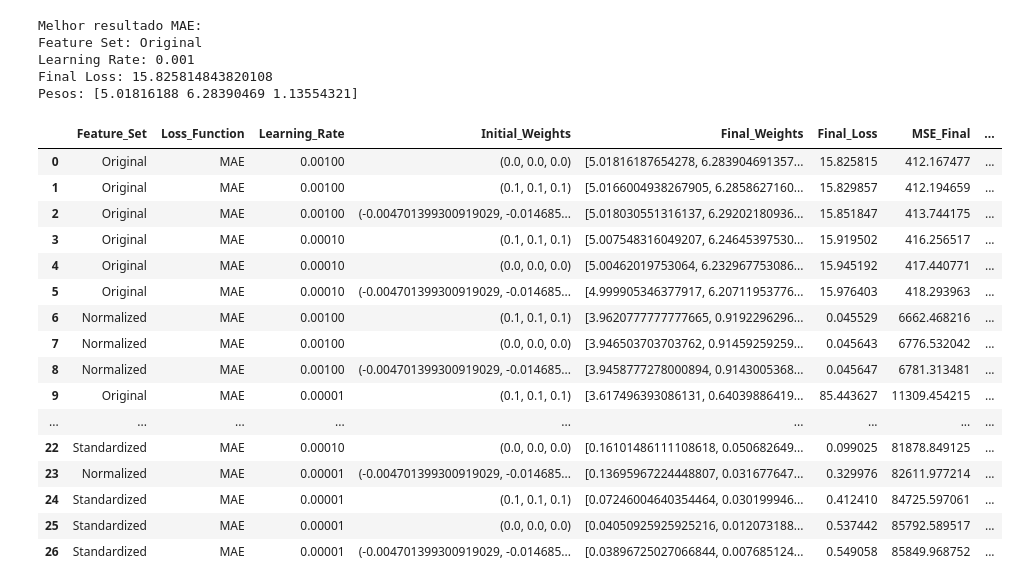
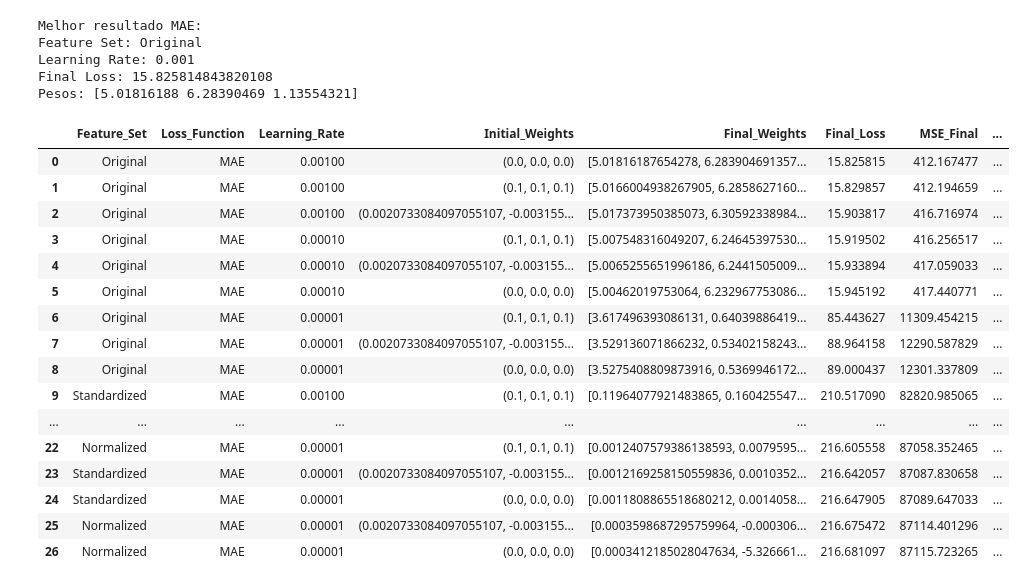
Before and after one commit to matheusssilva991/rna_tarefas_mestrado, a Jupyter notebook: src/tarefa2.ipynb, the cells around one changed output. Drawn from its saved outputs; the diff is of its cells as text; code cells hidden in the pictures.

```diff
--- a/src/tarefa2.ipynb
+++ b/src/tarefa2.ipynb
@@ -164,17 +156,21 @@ tolerance = 1e-6
 # %%
 dict_results = {}
 
-for feature_set, feature_name, target_data in zip(features_list, features_names, targets_list):
+for feature_set, feature_name in zip(features_list, features_names):
     x_data = feature_set['x'].values
     y_data = feature_set['y'].values
-    z_data = target_data
+    z_data = y.values
 
     x_data_orig = features['x'].values
     y_data_orig = features['y'].values
-    z_data_orig = y
 
     for loss_fn_name, loss_fn_maker in zip(loss_fn_names, loss_fn_makers):
-        loss_function, grad_loss_function = loss_fn_maker(x_data, y_data, z_data)
+        loss_function, grad_loss_function = None, None
+
+        if feature_name == 'Original':
+            loss_function, grad_loss_function = loss_fn_maker(x_data ** 3, y_data ** 2, z_data)
+        else:
+            loss_function, grad_loss_function = loss_fn_maker(x_data, y_data, z_data)
 
         for lr in learning_rates:
             for initial_w in initial_weights:
@@ -194,15 +190,15 @@ for feature_set, feature_name, target_data in zip(features_list, features_names,
                     continue
 
                 if feature_name == 'Standardized':
-                    weights[-1] = std_scaler_x.desnormalize_weights(weights[-1])
+                    weights[-1] = standard_scaler.desnormalize_weights(weights[-1])
                 elif feature_name == 'Normalized':
-                    weights[-1] = minmax_scaler_x.desnormalize_weights(weights[-1])
+                    weights[-1] = min_max_scaler.desnormalize_weights(weights[-1])
 
                 function_aprox = make_function(weights[-1])
 
-                mse_final = np.mean((z_data_orig - function_aprox(x_data_orig, y_data_orig)) ** 2)
+                mse_final = np.mean((z_data - function_aprox(x_data_orig, y_data_orig)) ** 2)
                 rmse_final = np.sqrt(mse_final)
-                mae_final = np.mean(np.abs(z_data_orig - function_aprox(x_data_orig, y_data_orig)))
+                mae_final = np.mean(np.abs(z_data - function_aprox(x_data_orig, y_data_orig)))
 
                 key = (feature_name, loss_fn_name, lr, tuple(initial_w))
                 dict_results[key] = {
@@ -240,7 +236,7 @@ df_result_to_save['Final_Weights'] = df_result_to_save['Final_Weights'].apply(la
 
 df_result_to_save.to_excel('../output/tarefa2_results.xlsx', index=False, float_format="%.6g")
 
-df_result.sort_values(by='MAE_Final').groupby('Loss_Function').head(3).reset_index(drop=True)
+df_result.sort_values(by='Final_Loss').groupby('Loss_Function').head(4).reset_index(drop=True)
 # %% [output]
 overflow encountered in reduce
 
@@ -346,23 +342,23 @@ Learning Rate: 0.001
 Final Loss: 15.825814843820108
 Pesos: [5.01816188 6.28390469 1.13554321]
 # %%
-df_result_mae = df_result[df_result['Loss_Function'] == 'MAE'].sort_values(by='MAE_Final').reset_index(drop=True)
+df_result_mae = df_result[df_result['Loss_Function'] == 'MAE'].sort_values(by='Final_Loss').reset_index(drop=True)
 df_result_mae
 # %% [output]
 |  | Feature_Set | Loss_Function | Learning_Rate | Initial_Weights | Final_Weights | Final_Loss | MSE_Final | ... |
 | 0 | Original | MAE | 0.00100 | (0.0, 0.0, 0.0) | [5.01816187654278, 6.283904691357... | 15.825815 | 412.167477 | ... |
 | 1 | Original | MAE | 0.00100 | (0.1, 0.1, 0.1) | [5.0166004938267905, 6.2858627160... | 15.829857 | 412.194659 | ... |
-| 2 | Original | MAE | 0.00100 | (-0.004701399300919029, -0.014685... | [5.018030551316137, 6.29202180936... | 15.851847 | 413.744175 | ... |
+| 2 | Original | MAE | 0.00100 | (0.0020733084097055107, -0.003155... | [5.017373950385073, 6.30592338984... | 15.903817 | 416.716974 | ... |
 | 3 | Original | MAE | 0.00010 | (0.1, 0.1, 0.1) | [5.007548316049207, 6.24645397530... | 15.919502 | 416.256517 | ... |
-| 4 | Original | MAE | 0.00010 | (0.0, 0.0, 0.0) | [5.00462019753064, 6.232967753086... | 15.945192 | 417.440771 | ... |
-| 5 | Original | MAE | 0.00010 | (-0.004701399300919029, -0.014685... | [4.999905346377917, 6.20711953776... | 15.976403 | 418.293963 | ... |
-| 6 | Normalized | MAE | 0.00100 | (0.1, 0.1, 0.1) | [3.9620777777777665, 0.9192296296... | 0.045529 | 6662.468216 | ... |
-| 7 | Normalized | MAE | 0.00100 | (0.0, 0.0, 0.0) | [3.946503703703762, 0.91459259259... | 0.045643 | 6776.532042 | ... |
-| 8 | Normalized | MAE | 0.00100 | (-0.004701399300919029, -0.014685... | [3.9458777278000894, 0.9143005368... | 0.045647 | 6781.313481 | ... |
-| 9 | Original | MAE | 0.00001 | (0.1, 0.1, 0.1) | [3.617496393086131, 0.64039886419... | 85.443627 | 11309.454215 | ... |
+| 4 | Original | MAE | 0.00010 | (0.0020733084097055107, -0.003155... | [5.0065255651996186, 6.2441505009... | 15.933894 | 417.059033 | ... |
+| 5 | Original | MAE | 0.00010 | (0.0, 0.0, 0.0) | [5.00462019753064, 6.232967753086... | 15.945192 | 417.440771 | ... |
+| 6 | Original | MAE | 0.00001 | (0.1, 0.1, 0.1) | [3.617496393086131, 0.64039886419... | 85.443627 | 11309.454215 | ... |
+| 7 | Original | MAE | 0.00001 | (0.0020733084097055107, -0.003155... | [3.529136071866232, 0.53402158243... | 88.964158 | 12290.587829 | ... |
+| 8 | Original | MAE | 0.00001 | (0.0, 0.0, 0.0) | [3.5275408809873916, 0.5369946172... | 89.000437 | 12301.337809 | ... |
+| 9 | Standardized | MAE | 0.00100 | (0.1, 0.1, 0.1) | [0.11964077921483865, 0.160425547... | 210.517090 | 82820.985065 | ... |
 | ... | ... | ... | ... | ... | ... | ... | ... | ... |
-| 22 | Standardized | MAE | 0.00010 | (0.0, 0.0, 0.0) | [0.16101486111108618, 0.050682649... | 0.099025 | 81878.849125 | ... |
-| 23 | Normalized | MAE | 0.00001 | (-0.004701399300919029, -0.014685... | [0.13695967224448807, 0.031677647... | 0.329976 | 82611.977214 | ... |
-| 24 | Standardized | MAE | 0.00001 | (0.1, 0.1, 0.1) | [0.07246004640354464, 0.030199946... | 0.412410 | 84725.597061 | ... |
-| 25 | Standardized | MAE | 0.00001 | (0.0, 0.0, 0.0) | [0.04050925925925216, 0.012073188... | 0.537442 | 85792.589517 | ... |
-| 26 | Standardized | MAE | 0.00001 | (-0.004701399300919029, -0.014685... | [0.03896725027066844, 0.007685124... | 0.549058 | 85849.968752 | ... |
+| 22 | Normalized | MAE | 0.00001 | (0.1, 0.1, 0.1) | [0.0012407579386138593, 0.0079595... | 216.605558 | 87058.352465 | ... |
+| 23 | Standardized | MAE | 0.00001 | (0.0020733084097055107, -0.003155... | [0.0012169258150559836, 0.0010352... | 216.642057 | 87087.830658 | ... |
+| 24 | Standardized | MAE | 0.00001 | (0.0, 0.0, 0.0) | [0.0011808865518680212, 0.0014058... | 216.647905 | 87089.647033 | ... |
+| 25 | Normalized | MAE | 0.00001 | (0.0020733084097055107, -0.003155... | [0.0003598687295759964, -0.000306... | 216.675472 | 87114.401296 | ... |
+| 26 | Normalized | MAE | 0.00001 | (0.0, 0.0, 0.0) | [0.0003412185028047634, -5.326661... | 216.681097 | 87115.723265 | ... |
```
Also changed, not shown: parts of 5 cells of this notebook, 6 other files.
